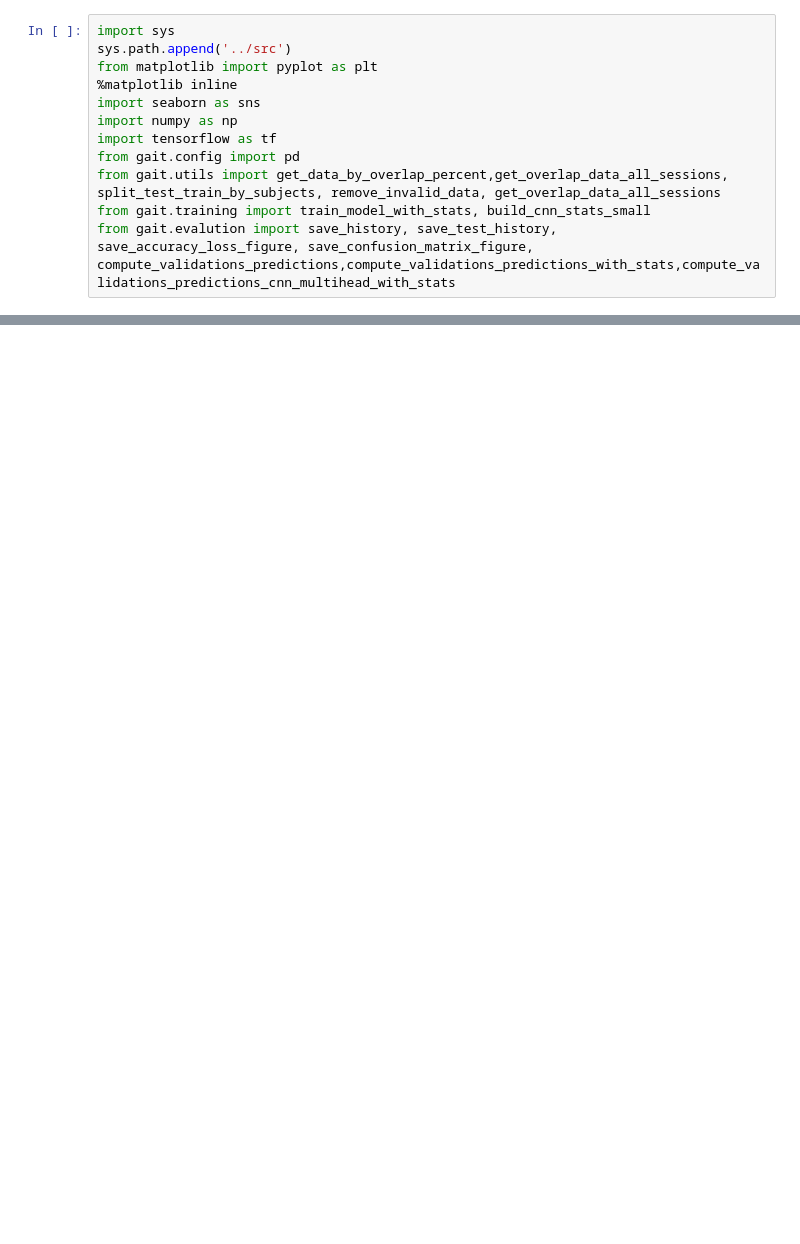
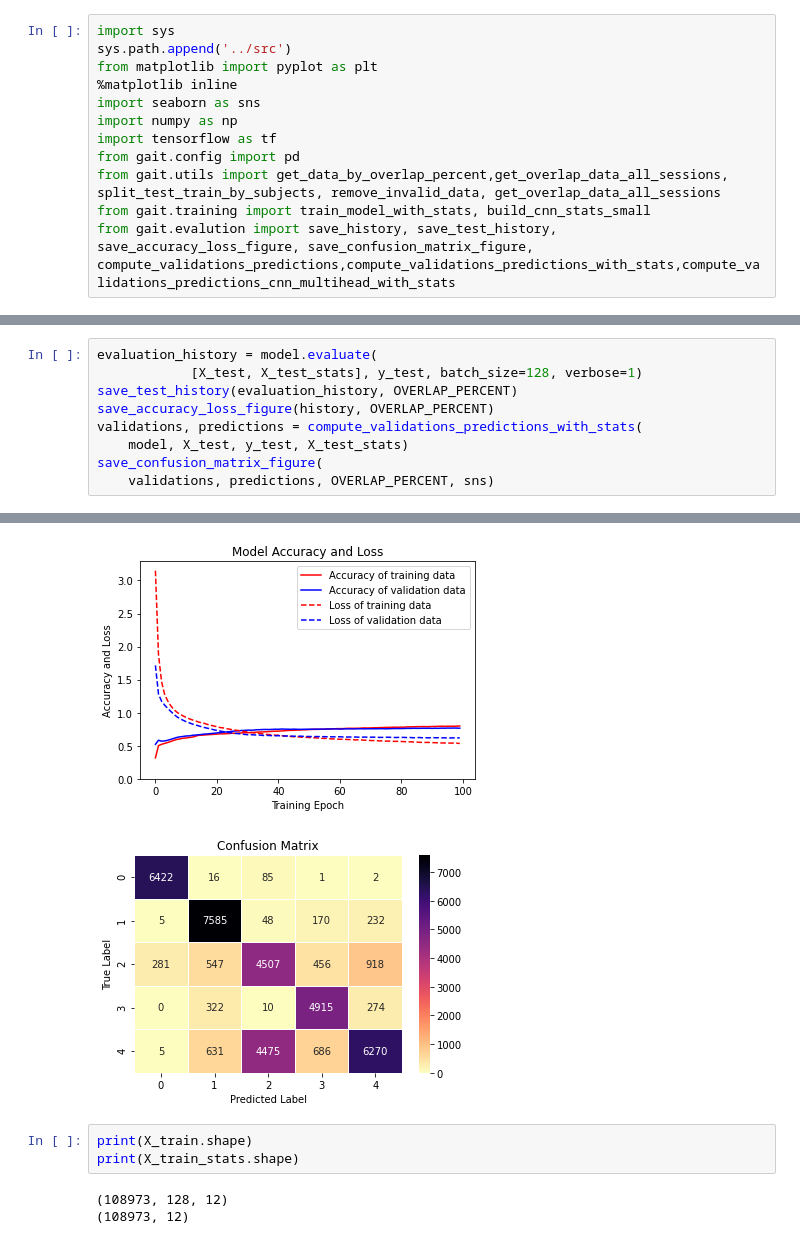
Before and after one commit to sanjevShakya/gait-deeplearning, a Jupyter notebook: notebooks/cnn_stat_small.ipynb, the cells around one changed output, grey strips where cells are left out. Saved outputs shown, nothing was run; the diff lists cells and outputs as text; blank space fills up the shorter version.

```diff
--- a/notebooks/cnn_stat_small.ipynb
+++ b/notebooks/cnn_stat_small.ipynb
@@ -197,0 +159,10 @@ Saved validation details to /home/sanjeev/thesis/code/gait-deeplearning/notebook
+# %%
+evaluation_history = model.evaluate(
+            [X_test, X_test_stats], y_test, batch_size=128, verbose=1)
+save_test_history(evaluation_history, OVERLAP_PERCENT)
+save_accuracy_loss_figure(history, OVERLAP_PERCENT)
+validations, predictions = compute_validations_predictions_with_stats(
+    model, X_test, y_test, X_test_stats)
+save_confusion_matrix_figure(
+    validations, predictions, OVERLAP_PERCENT, sns)
+# %% [output]
@@ -197,0 +171,8 @@ Saved validation details to /home/sanjeev/thesis/code/gait-deeplearning/notebook
+[figure, added]
+[figure, added]
+# %%
+print(X_train.shape)
+print(X_train_stats.shape)
+# %% [output]
+(108973, 128, 12)
+(108973, 12)
```
Also changed, not shown: parts of 15 cells of this notebook, 39 other files.
